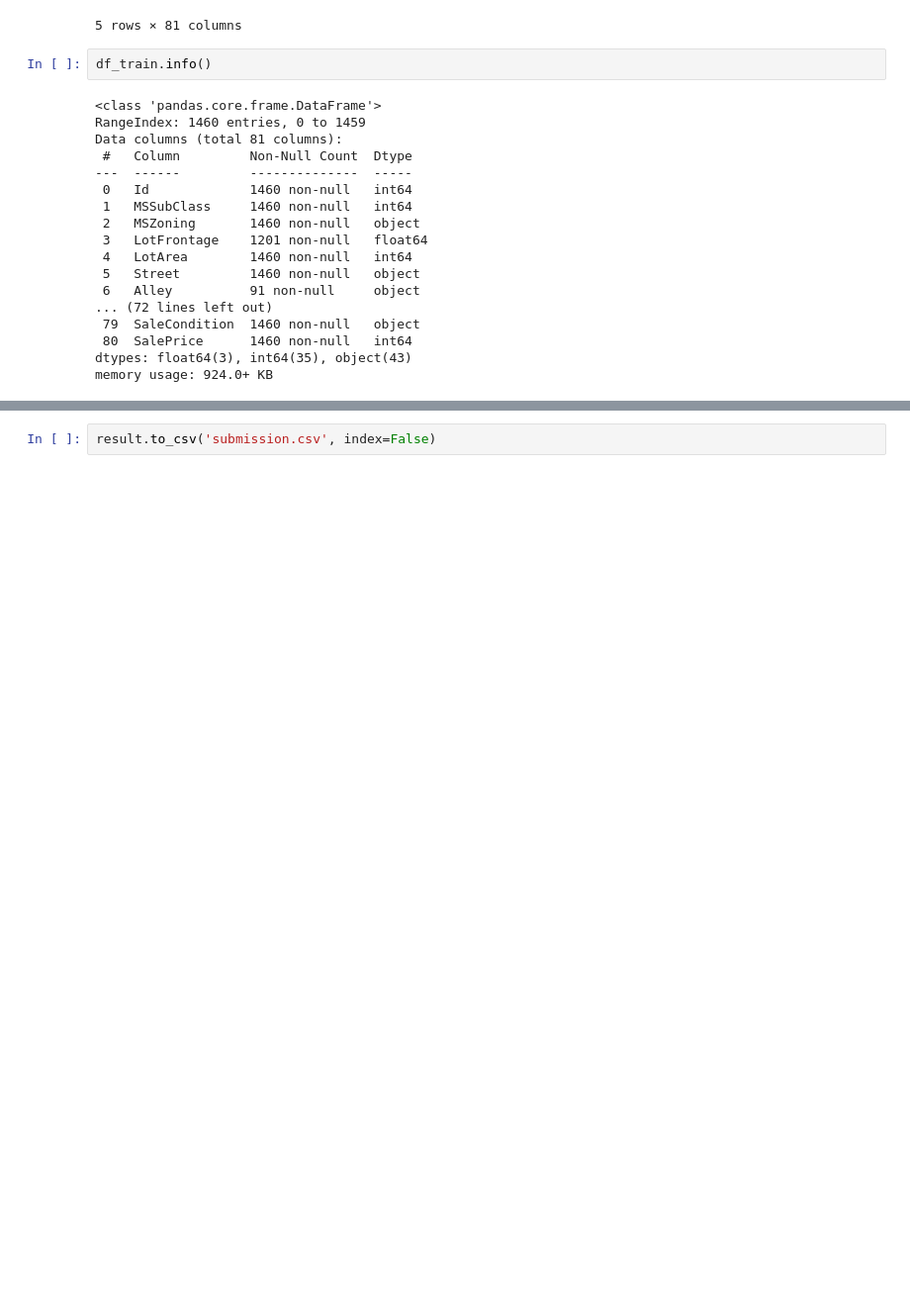
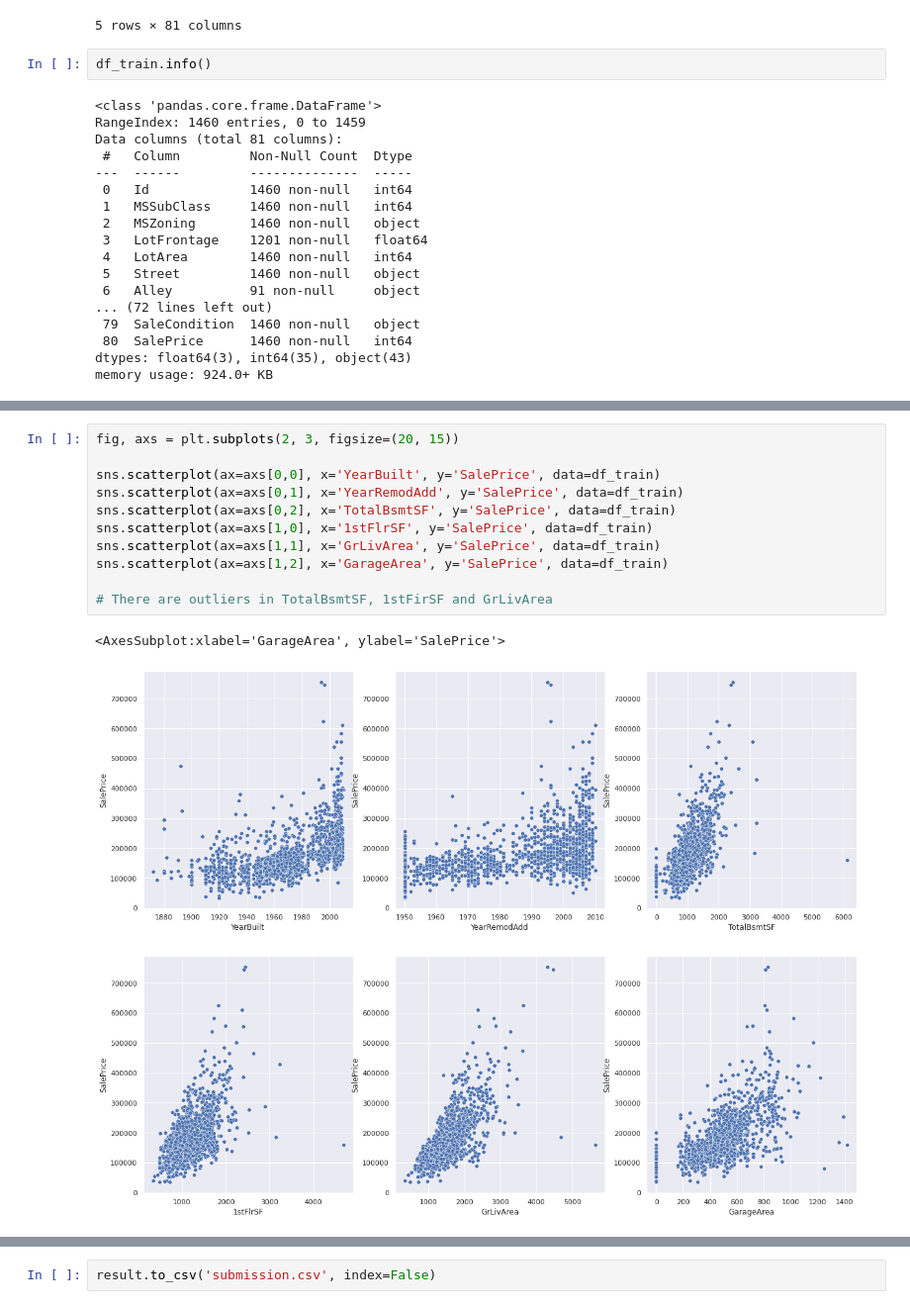
Before and after one commit to kohsutai/kaggle, a Jupyter notebook: house-price.ipynb, the cells around one changed output, grey strips where cells are left out. Shown at 99% size. Saved outputs shown, nothing was run; the diff lists cells and outputs as text; blank space fills up the shorter version.

```diff
--- a/house-price.ipynb
+++ b/house-price.ipynb
@@ -66,0 +85,14 @@ memory usage: 924.0+ KB
+# %%
+fig, axs = plt.subplots(2, 3, figsize=(20, 15))
+
+sns.scatterplot(ax=axs[0,0], x='YearBuilt', y='SalePrice', data=df_train)
+sns.scatterplot(ax=axs[0,1], x='YearRemodAdd', y='SalePrice', data=df_train)
+sns.scatterplot(ax=axs[0,2], x='TotalBsmtSF', y='SalePrice', data=df_train)
+sns.scatterplot(ax=axs[1,0], x='1stFlrSF', y='SalePrice', data=df_train)
+sns.scatterplot(ax=axs[1,1], x='GrLivArea', y='SalePrice', data=df_train)
+sns.scatterplot(ax=axs[1,2], x='GarageArea', y='SalePrice', data=df_train)
+
+# There are outliers in TotalBsmtSF, 1stFirSF and GrLivArea
+# %% [output]
+<AxesSubplot:xlabel='GarageArea', ylabel='SalePrice'>
+[figure, added]
```
Also changed, not shown: parts of 24 cells of this notebook.
